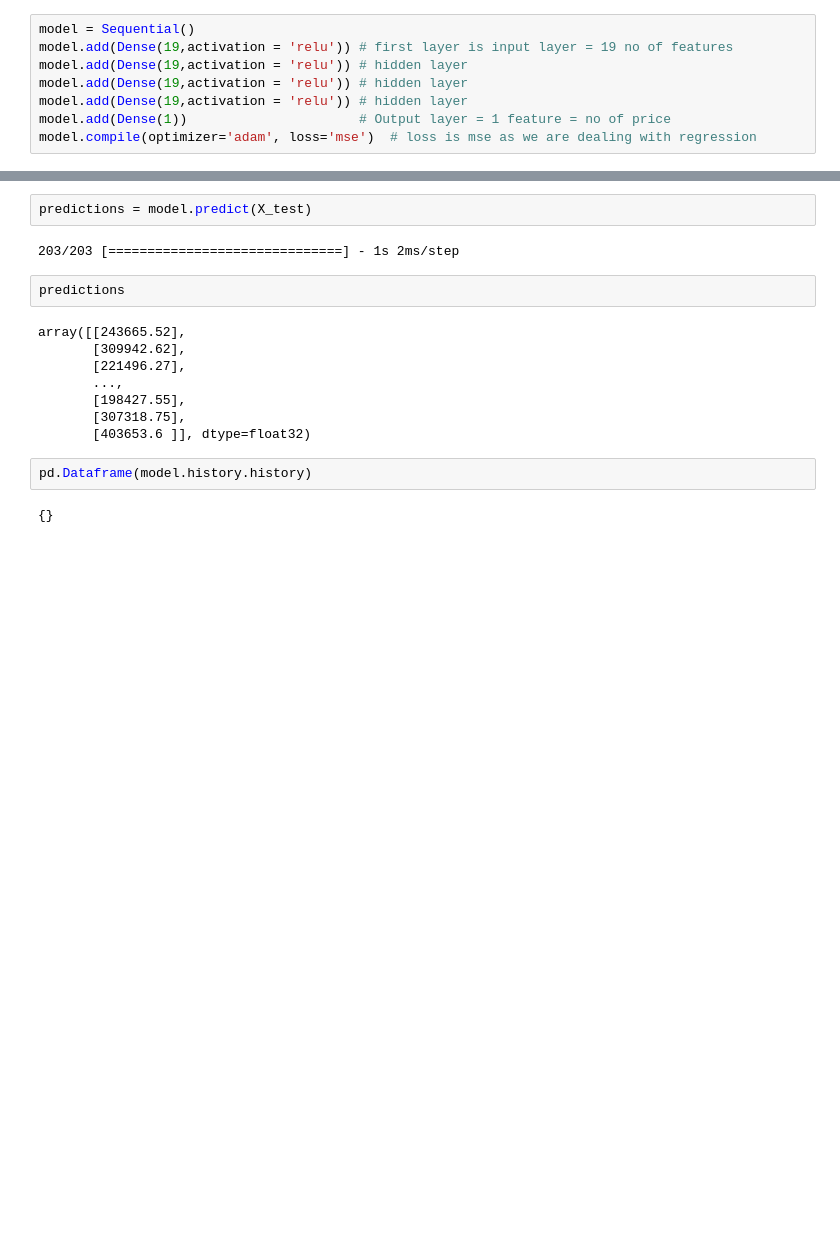
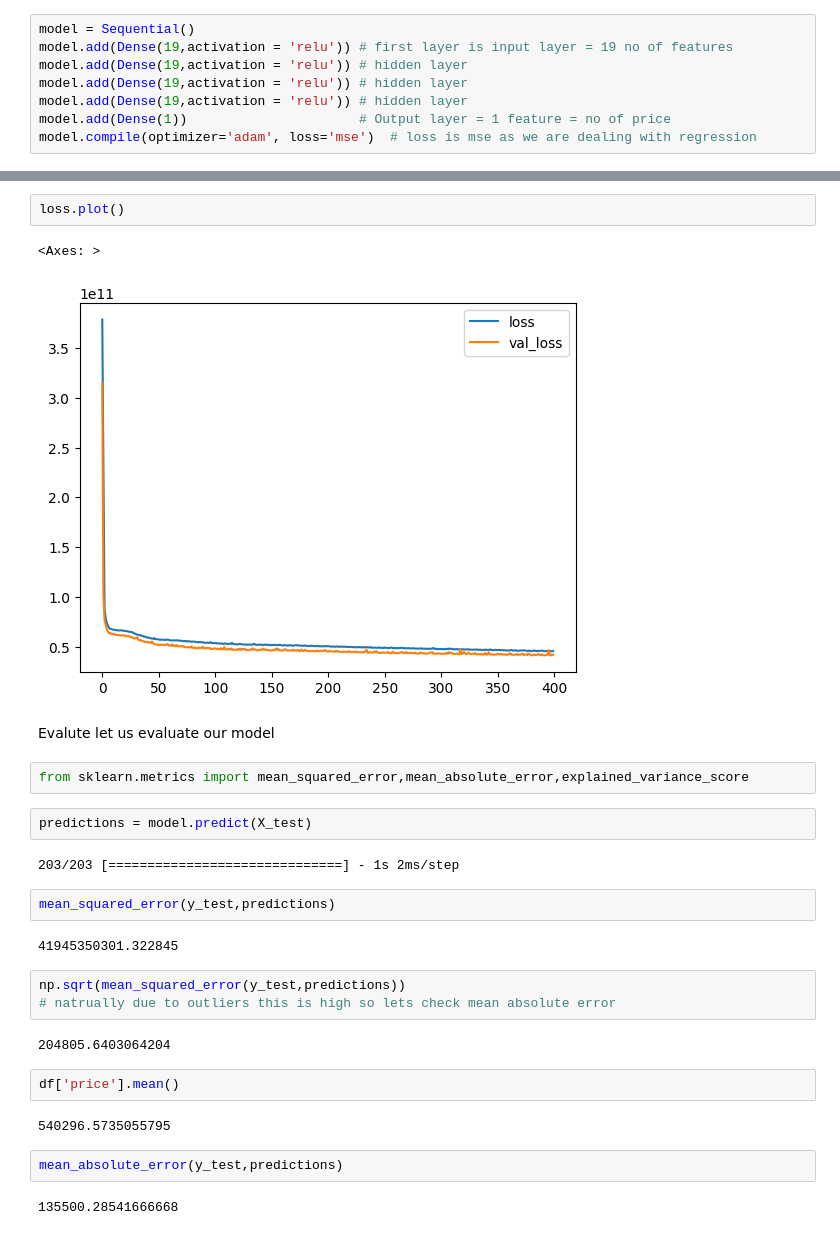
Before and after one commit to taru4u3/NeuralNetzwerk, a Jupyter notebook: US_house_price_prediction_with_NN.ipynb, the cells around one changed output, grey strips where cells are left out. Drawn from its saved outputs; the diff is of its cells as text; blank space fills up the shorter version.

```diff
--- a/US_house_price_prediction_with_NN.ipynb
+++ b/US_house_price_prediction_with_NN.ipynb
@@ -409,18 +426,30 @@ Epoch 314/400
+# %%
+loss.plot()
+# %% [output]
+<Axes: >
+[figure, added]
+# %% [markdown]
+Evalute let us evaluate our model
+# %%
+from sklearn.metrics import mean_squared_error,mean_absolute_error,explained_variance_score
 # %%
 predictions = model.predict(X_test)
 # %% [output]
 203/203 [==============================] - 1s 2ms/step
-# %%
-predictions
-# %% [output]
-array([[243665.52],
-       [309942.62],
-       [221496.27],
-       ...,
-       [198427.55],
-       [307318.75],
-       [403653.6 ]], dtype=float32)
-# %%
-pd.Dataframe(model.history.history)
-# %% [output]
-{}
+# %%
+mean_squared_error(y_test,predictions)
+# %% [output]
+41945350301.322845
+# %%
+np.sqrt(mean_squared_error(y_test,predictions))
+# natrually due to outliers this is high so lets check mean absolute error
+# %% [output]
+204805.6403064204
+# %%
+df['price'].mean()
+# %% [output]
+540296.5735055795
+# %%
+mean_absolute_error(y_test,predictions)
+# %% [output]
+135500.28541666668
```
Also changed, not shown: parts of 17 cells of this notebook.
